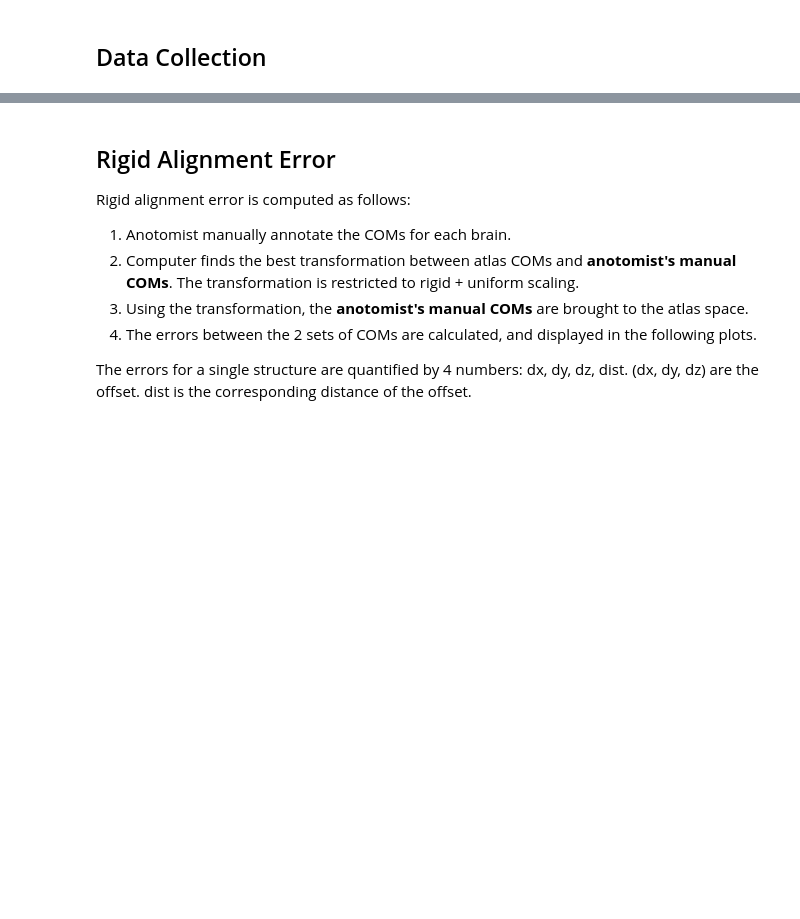
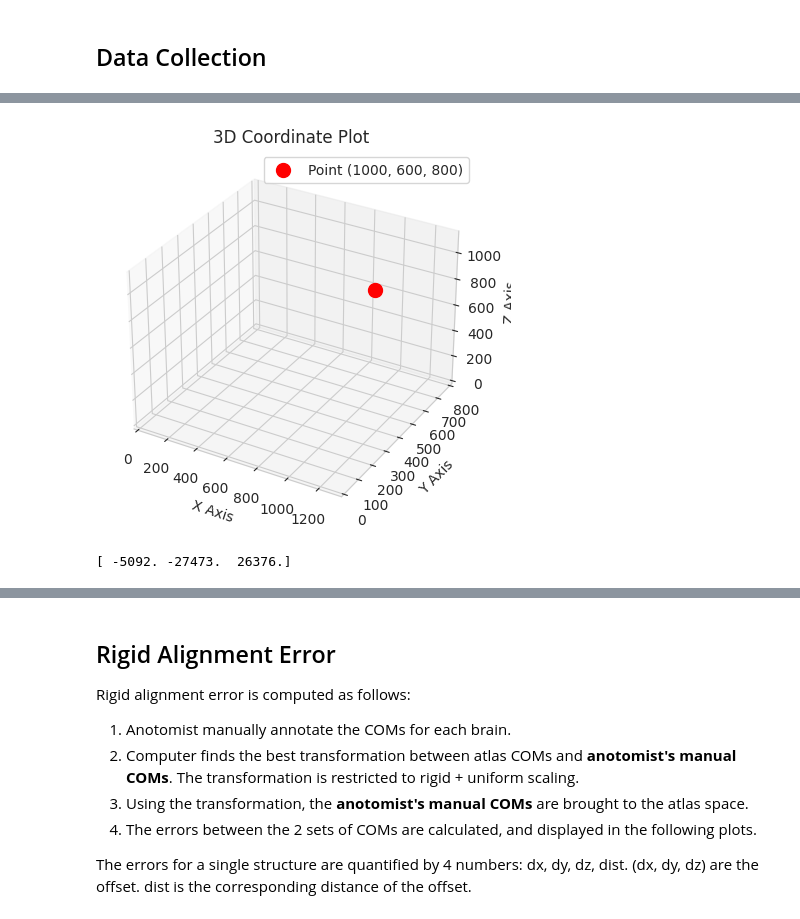
Before and after one commit to BrainSharer/pipeline, a Jupyter notebook: in_development/edward/alignment-error-visualization.ipynb, the cells around one changed output, grey strips where cells are left out. Cells and saved outputs as stored; diff of their text form; code cells hidden in the pictures; blank space fills up the shorter version.

```diff
--- a/in_development/edward/alignment-error-visualization.ipynb
+++ b/in_development/edward/alignment-error-visualization.ipynb
@@ -199,0 +153,49 @@ df.head(40)
+# %%
+affine_transform0 = np.array([
+    [ 9.36873602e-01,  6.25910930e-02,  3.41078823e-03,  4.07945327e+02],
+    [ 5.68396089e-04,  1.18742192e+00,  6.28369930e-03,  4.01267566e+01],
+    [-1.27831427e-02,  8.42516452e-03,  1.11913658e+00, -6.42895756e+01],
+    [ 0.00000000e+00,  0.00000000e+00,  0.00000000e+00,  1.00000000e+00]
+ ]
+)
+affine_transform1 = np.array([
+[-1.99836563e-01,  2.86932273e-04, -5.27493715e-02,  1.25044784e+04],
+ [-9.12271362e-02,  5.26784086e-02,  2.54441084e-01,  4.94949865e+03],
+ [-1.32606966e-02, -6.42412889e-03,  1.38274977e-01,  4.28133389e+03],
+ [ 0.00000000e+00,  0.00000000e+00,  0.00000000e+00,  1.00000000e+00]]
+    )
+#error0 = [135845.  14108.  21411.]
+#error1 = [ 3276. 45718. 24330.] [148290.   6973.  25009.]
+# %%
+big_set = apply_affine_transformations(atlas_points, affine_transform1)
+#print(big_set)
+# rotating, sag to coronal
+# x becomes z
+# y stays the same
+# z becomes x
+x = 1000
+y = 600
+z = 800
+test_point = (x, y, z)
+SCA = (914, 238, 569)
+sag = ()
+plot_xyz_point(test_point)
+# %% [output]
+[figure, added]
+# %%
+errors = []
+df_list = []
+for structure in common_keys:
+    atlas0 = atlas_structures[structure]
+    allen = np.array(allen_structures[structure])
+    transformed = apply_affine_transform(atlas0, affine_transform1)
+    transformed = [round(x,0) for x in transformed]
+    difference = [round(a - b, 0) for a, b in zip(allen, transformed)]
+    errors.append(difference)
+    #print(structure, atlas_structures[structure], allen_structures[structure], transformed, difference)
+    row = [structure, atlas_structures[structure], allen, difference]
+    df_list.append(row)
+result = absolute_sum(errors)
+print(result)
+# %% [output]
+[ -5092. -27473.  26376.]
```
Also changed, not shown: parts of 9 cells of this notebook, 4 other files.
